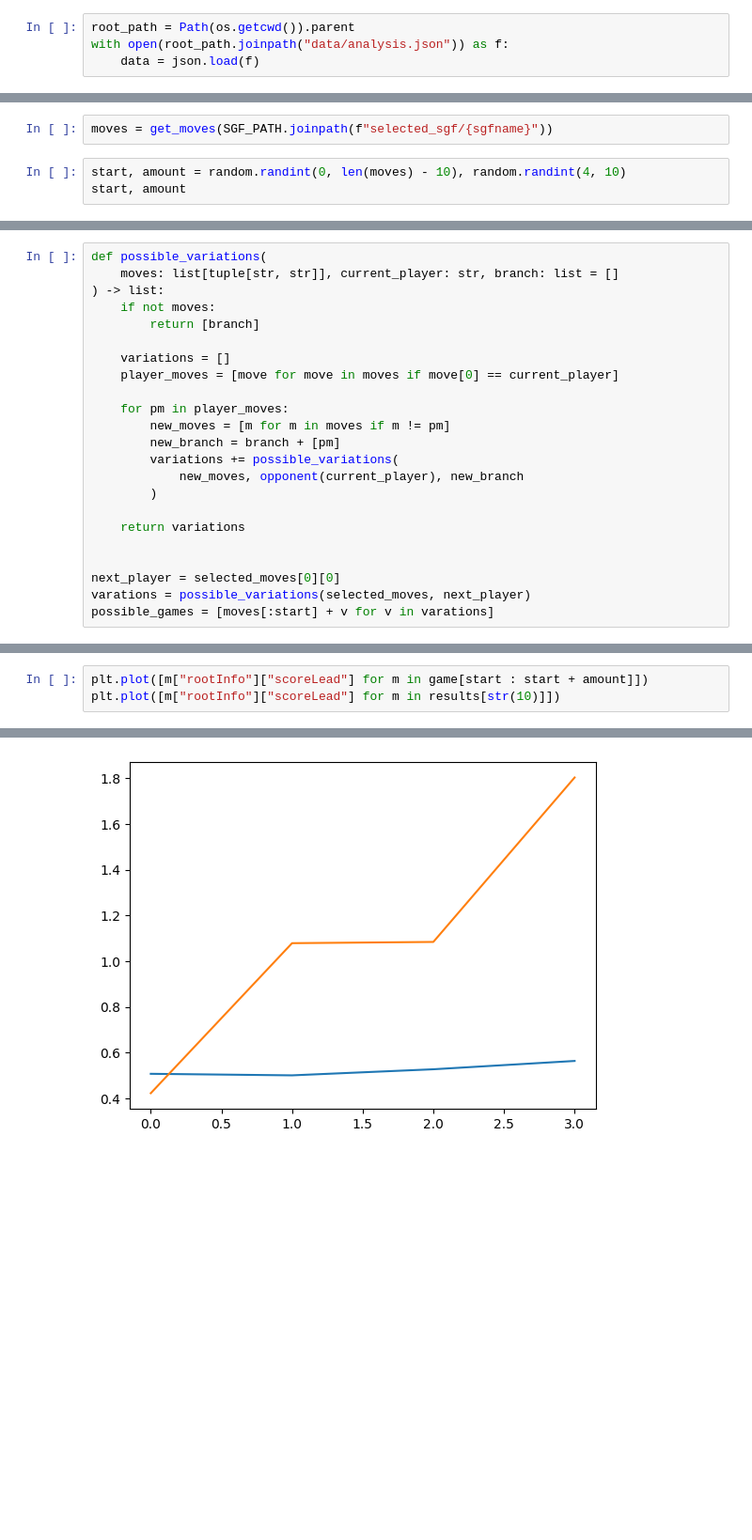
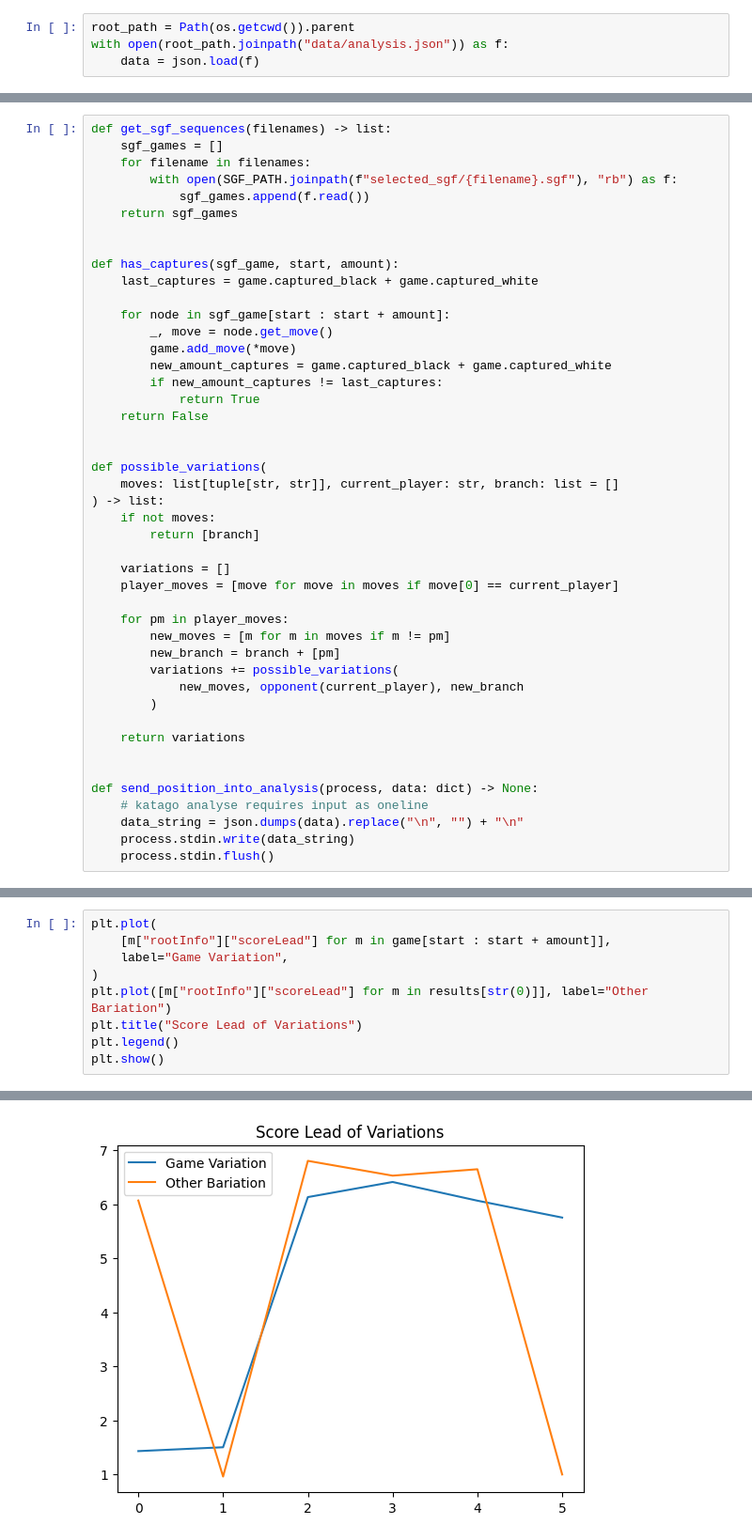
Before and after one commit to romangoempire/goban-watcher, a Jupyter notebook: notebooks/2_katago_analysis.ipynb, the cells around one changed output, grey strips where cells are left out. Shown at 94% size. Drawn from its saved outputs; the diff is of its cells as text; blank space fills up the shorter version.

Commit message:
update katago analysis

```diff
--- a/notebooks/2_katago_analysis.ipynb
+++ b/notebooks/2_katago_analysis.ipynb
@@ -26,8 +28,3 @@ plt.plot([m["rootInfo"]["scoreLead"] for m in game])
 # %% [output]
 [<matplotlib.lines.Line2D at 0x...>]
 [figure]
-# %%
-moves = get_moves(SGF_PATH.joinpath(f"selected_sgf/{sgfname}"))
-# %%
-start, amount = random.randint(0, len(moves) - 10), random.randint(4, 10)
-start, amount
@@ -46,4 +31,24 @@ selected_moves
 # %%
+def get_sgf_sequences(filenames) -> list:
+    sgf_games = []
+    for filename in filenames:
+        with open(SGF_PATH.joinpath(f"selected_sgf/{filename}.sgf"), "rb") as f:
+            sgf_games.append(f.read())
+    return sgf_games
+
+
+def has_captures(sgf_game, start, amount):
+    last_captures = game.captured_black + game.captured_white
+
+    for node in sgf_game[start : start + amount]:
+        _, move = node.get_move()
+        game.add_move(*move)
+        new_amount_captures = game.captured_black + game.captured_white
+        if new_amount_captures != last_captures:
+            return True
+    return False
+
+
 def possible_variations(
     moves: list[tuple[str, str]], current_player: str, branch: list = []
 ) -> list:
@@ -63,6 +68,8 @@ def possible_variations(
     return variations
 
 
-next_player = selected_moves[0][0]
-varations = possible_variations(selected_moves, next_player)
-possible_games = [moves[:start] + v for v in varations]
+def send_position_into_analysis(process, data: dict) -> None:
+    # katago analyse requires input as oneline
+    data_string = json.dumps(data).replace("\n", "") + "\n"
+    process.stdin.write(data_string)
+    process.stdin.flush()
@@ -164,5 +172,11 @@ plt.figure(figsize=(10, 6))
 <Figure size 1000x600 with 0 Axes>
 # %%
-plt.plot([m["rootInfo"]["scoreLead"] for m in game[start : start + amount]])
-plt.plot([m["rootInfo"]["scoreLead"] for m in results[str(10)]])
+plt.plot(
+    [m["rootInfo"]["scoreLead"] for m in game[start : start + amount]],
+    label="Game Variation",
+)
+plt.plot([m["rootInfo"]["scoreLead"] for m in results[str(0)]], label="Other Bariation")
+plt.title("Score Lead of Variations")
+plt.legend()
+plt.show()
 # %% [output]
@@ -170 +183 @@ plt.plot([m["rootInfo"]["scoreLead"] for m in results[str(10)]])
-[figure, old version]
+[figure, new version]
```
Also changed, not shown: parts of 12 cells of this notebook, 5 other files.
